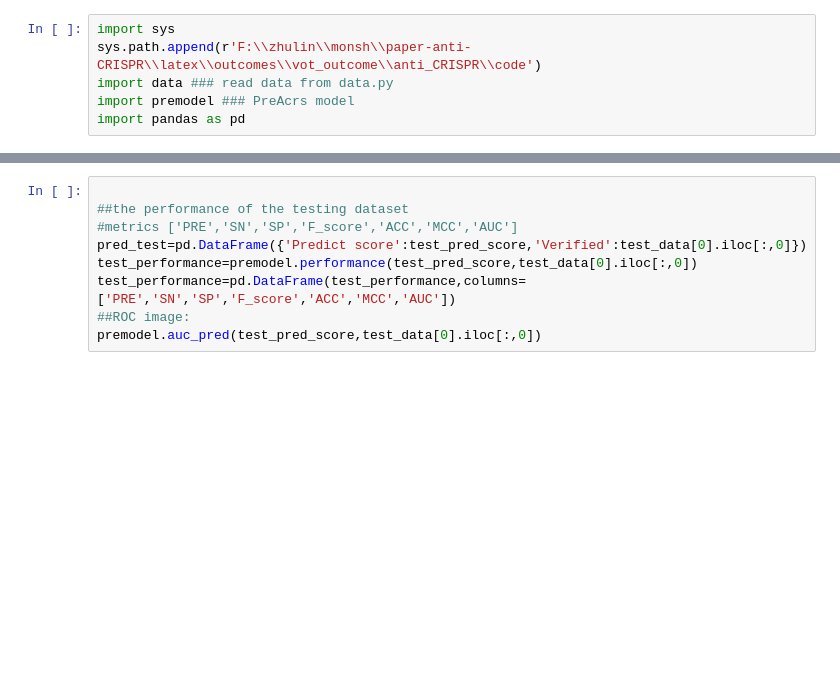
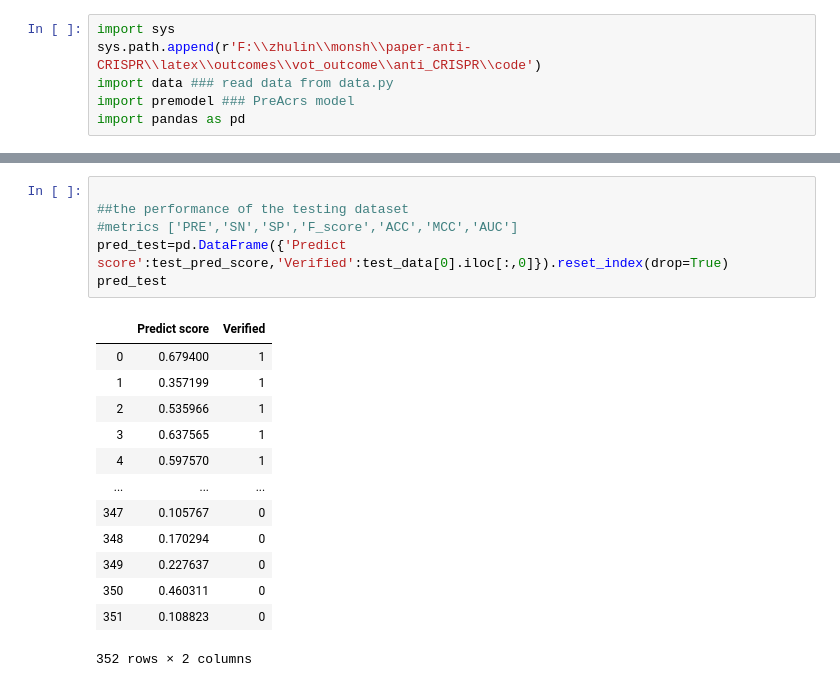
Before and after one commit to harel-coffee/anti_CRISPR-auto, a Jupyter notebook: code/PreAcrs.ipynb, the cells around one changed output, grey strips where cells are left out. Saved outputs shown, nothing was run; the diff lists cells and outputs as text; blank space fills up the shorter version.

```diff
--- a/code/PreAcrs.ipynb
+++ b/code/PreAcrs.ipynb
@@ -23,9 +28,20 @@ validation_perfromance=premodel.metrix(y_proba_valid_all,y_verified_valid_all)
 # %%
 
 ##the performance of the testing dataset
 #metrics ['PRE','SN','SP','F_score','ACC','MCC','AUC']
-pred_test=pd.DataFrame({'Predict score':test_pred_score,'Verified':test_data[0].iloc[:,0]})
-test_performance=premodel.performance(test_pred_score,test_data[0].iloc[:,0])
-test_performance=pd.DataFrame(test_performance,columns=['PRE','SN','SP','F_score','ACC','MCC','AUC'])
-##ROC image:
-premodel.auc_pred(test_pred_score,test_data[0].iloc[:,0])
+pred_test=pd.DataFrame({'Predict score':test_pred_score,'Verified':test_data[0].iloc[:,0]}).reset_index(drop=True)
+pred_test
+# %% [output]
+|  | Predict score | Verified |
+| 0 | 0.679400 | 1 |
+| 1 | 0.357199 | 1 |
+| 2 | 0.535966 | 1 |
+| 3 | 0.637565 | 1 |
+| 4 | 0.597570 | 1 |
+| ... | ... | ... |
+| 347 | 0.105767 | 0 |
+| 348 | 0.170294 | 0 |
+| 349 | 0.227637 | 0 |
+| 350 | 0.460311 | 0 |
+| 351 | 0.108823 | 0 |
+352 rows × 2 columns
```
Also changed, not shown: parts of 6 cells of this notebook, 1 other file.
